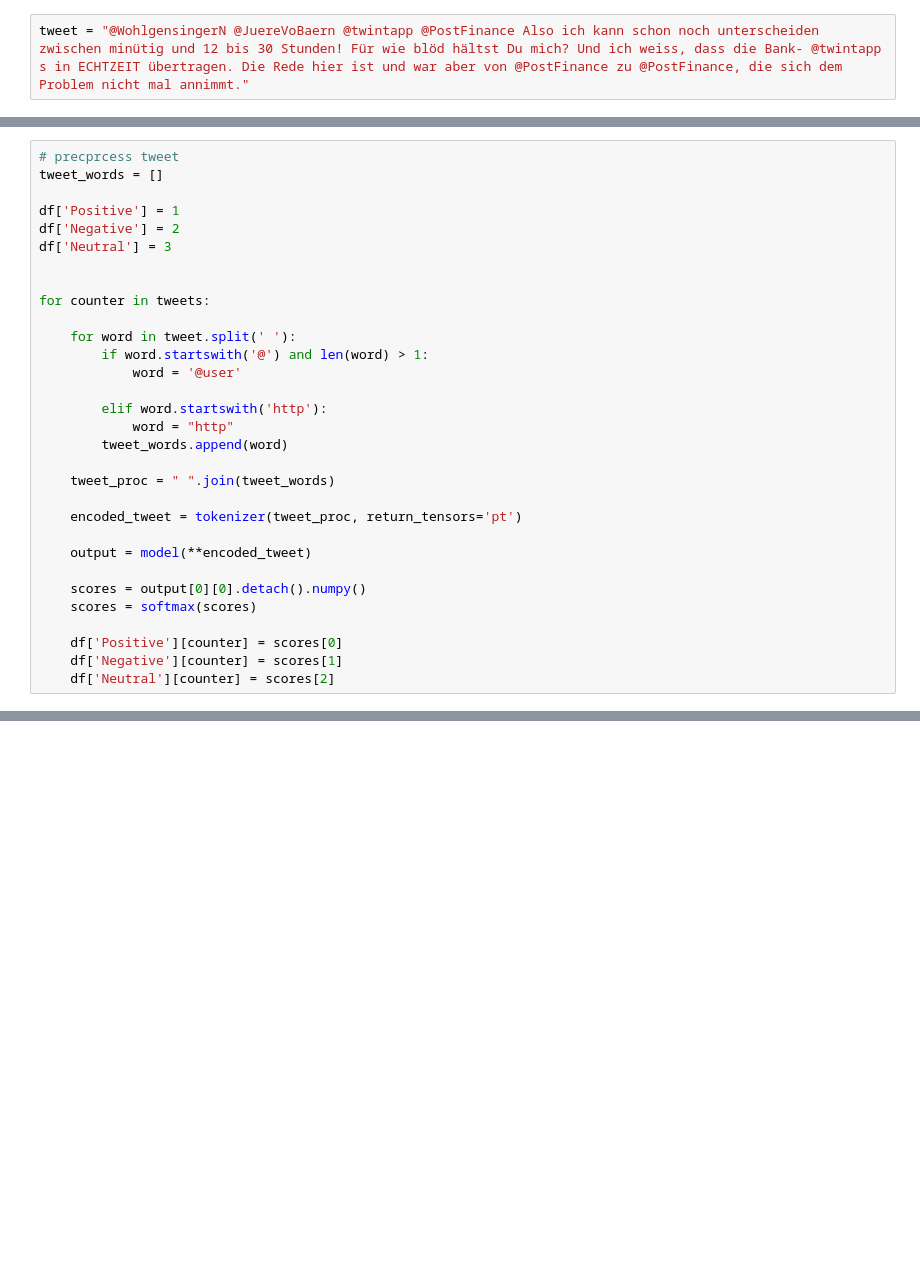
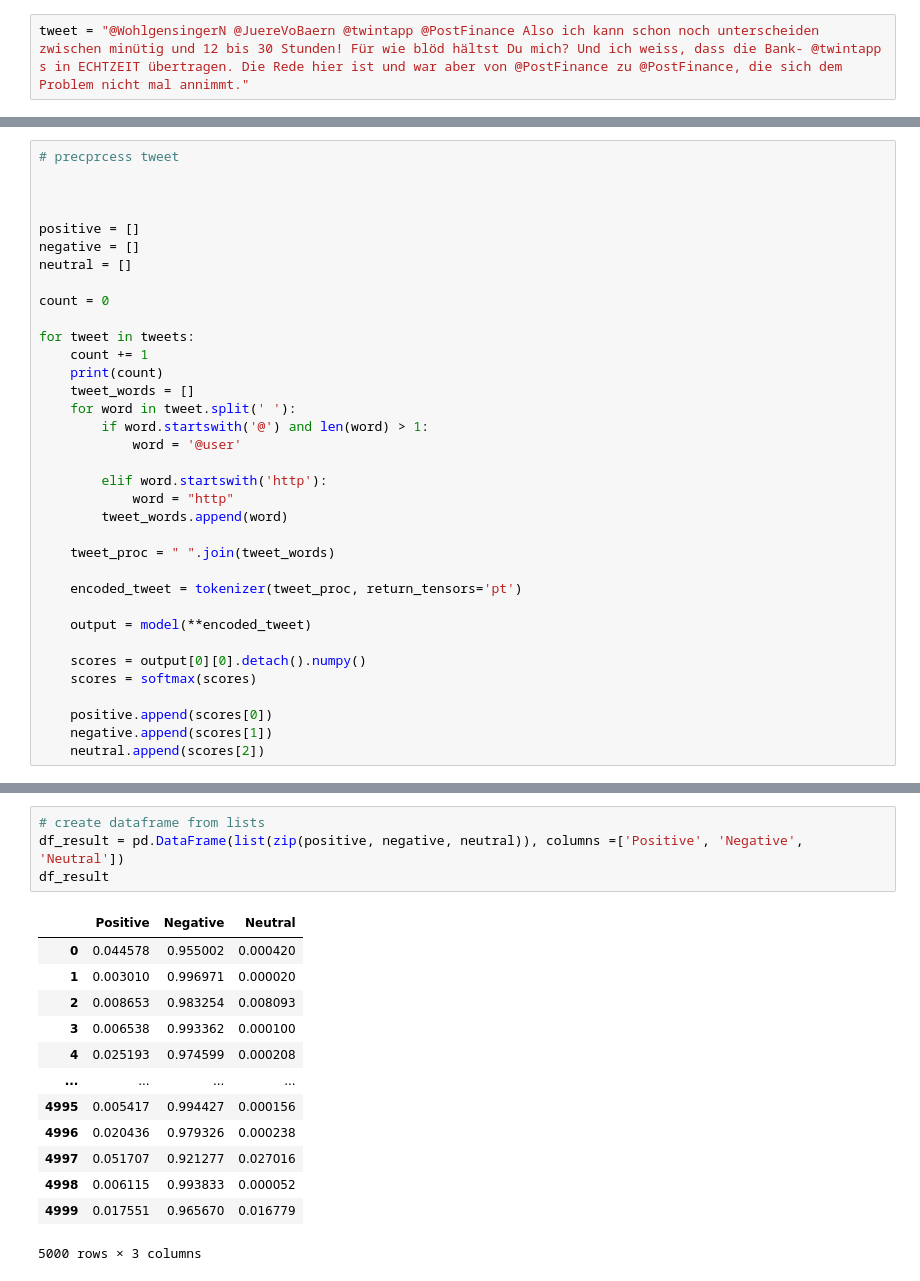
Before and after one commit to makeathonfhnw/The4, a Jupyter notebook: german_sentimental_analyses_twitter.ipynb, the cells around one changed output, grey strips where cells are left out. Cells and saved outputs as stored; diff of their text form; blank space fills up the shorter version.

Commit message:
data sentimised

```diff
--- a/german_sentimental_analyses_twitter.ipynb
+++ b/german_sentimental_analyses_twitter.ipynb
@@ -29,14 +29,18 @@ df.head()
 # %%
 # precprcess tweet
-tweet_words = []
-
-df['Positive'] = 1
-df['Negative'] = 2
-df['Neutral'] = 3
 
 
-for counter in tweets:
 
+positive = []
+negative = []
+neutral = []
+
+count = 0
+
+for tweet in tweets:
+    count += 1
+    print(count)
+    tweet_words = []
     for word in tweet.split(' '):
         if word.startswith('@') and len(word) > 1:
             word = '@user'
@@ -54,7 +58,7 @@ for counter in tweets:
     scores = output[0][0].detach().numpy()
     scores = softmax(scores)
 
-    df['Positive'][counter] = scores[0]
-    df['Negative'][counter] = scores[1]
-    df['Neutral'][counter] = scores[2]
+    positive.append(scores[0])
+    negative.append(scores[1])
+    neutral.append(scores[2])
 # %% [output]
@@ -109,0 +126,18 @@ Neutral 0.00010025848
+# %%
+# create dataframe from lists
+df_result = pd.DataFrame(list(zip(positive, negative, neutral)), columns =['Positive', 'Negative', 'Neutral'])
+df_result
+# %% [output]
+|  | Positive | Negative | Neutral |
+| 0 | 0.044578 | 0.955002 | 0.000420 |
+| 1 | 0.003010 | 0.996971 | 0.000020 |
+| 2 | 0.008653 | 0.983254 | 0.008093 |
+| 3 | 0.006538 | 0.993362 | 0.000100 |
+| 4 | 0.025193 | 0.974599 | 0.000208 |
+| ... | ... | ... | ... |
+| 4995 | 0.005417 | 0.994427 | 0.000156 |
+| 4996 | 0.020436 | 0.979326 | 0.000238 |
+| 4997 | 0.051707 | 0.921277 | 0.027016 |
+| 4998 | 0.006115 | 0.993833 | 0.000052 |
+| 4999 | 0.017551 | 0.965670 | 0.016779 |
+5000 rows × 3 columns
```
Also changed, not shown: parts of 10 cells of this notebook, 1 other file.
